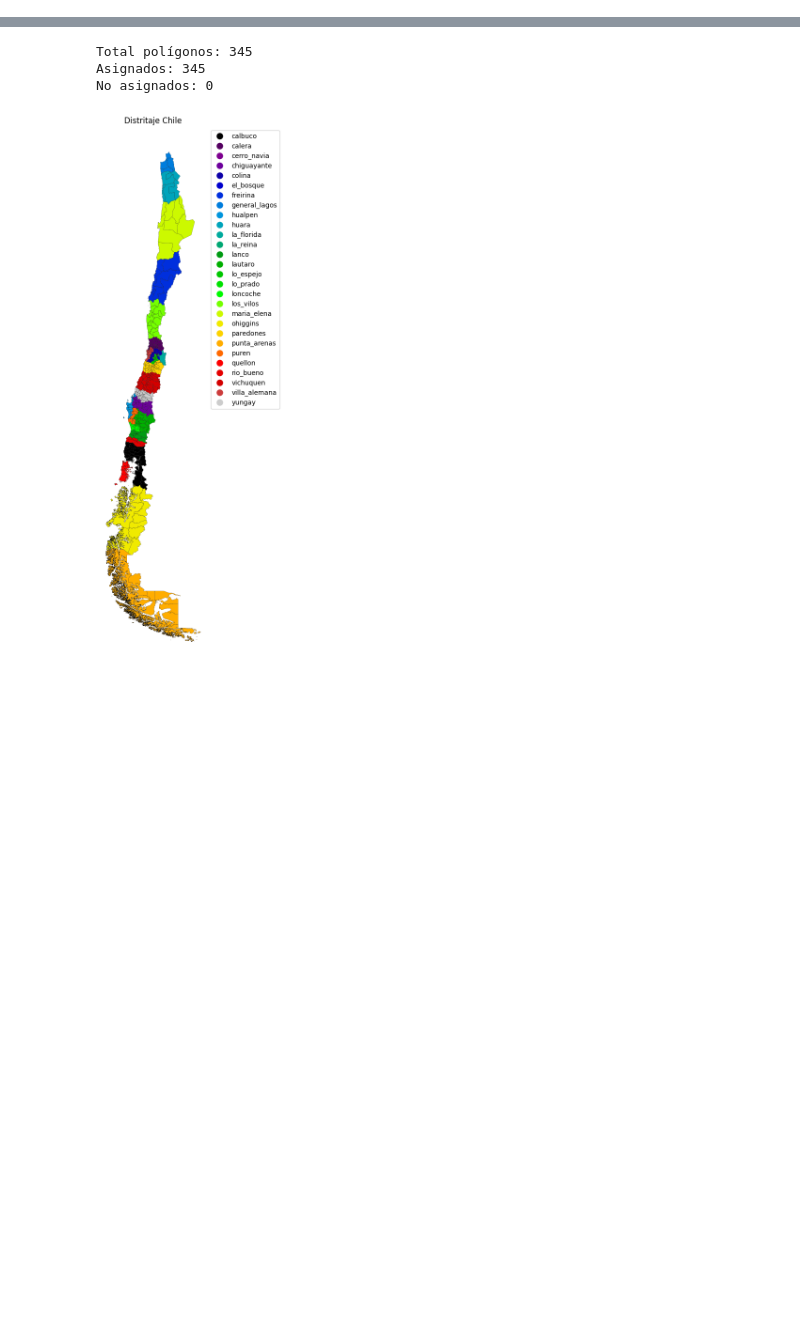
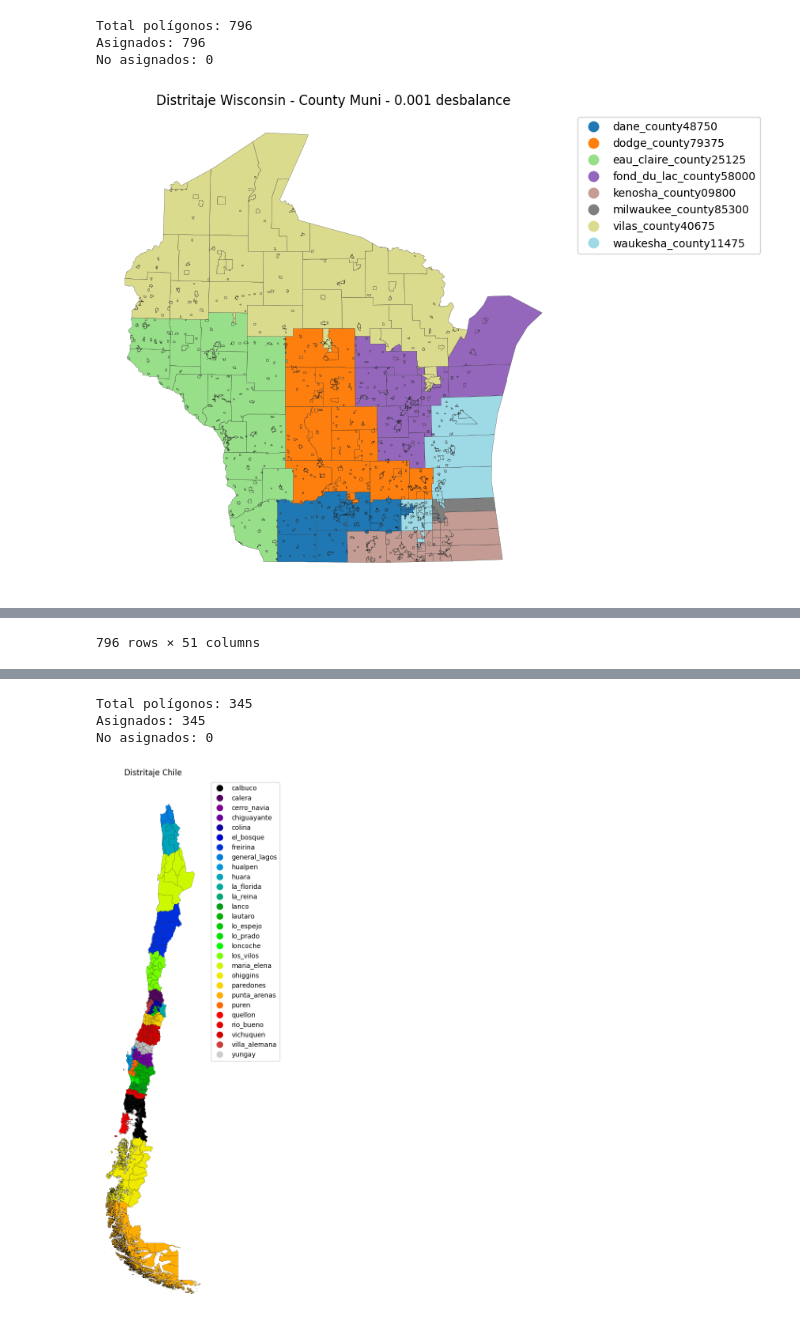
Before and after one commit to Andresdiazdcd/Tesis, a Jupyter notebook: Códigos/Graficos.ipynb, the cells around one changed output, grey strips where cells are left out. Saved outputs shown, nothing was run; the diff lists cells and outputs as text; code cells hidden in the pictures; blank space fills up the shorter version.

```diff
--- a/Códigos/Graficos.ipynb
+++ b/Códigos/Graficos.ipynb
@@ -10,3 +10,16 @@ from gurobipy import GRB
 import json
 import geopandas as gpd
 from funciones_mapas_graficos import graficar_desde_asignaciones_csv, graficar_eeuu_desde_asignaciones_csv
+# %%
+graficar_eeuu_desde_asignaciones_csv(
+    "resultados_eeuu_county_muni/wi_sys/t_055/t_055_asignaciones.csv",
+    "DataEEUU2/wi_paper_county_muni/nodes.geojson",
+    "MAPAS_EEUU_GRAFICOS/mapa_wisconsin_county_muni_t055.png",
+    titulo="Distritaje Wisconsin - County Muni - 0.001 desbalance",
+    col_geo="county_muni"
+)
+# %% [output]
+Total polígonos: 796
+Asignados: 796
+No asignados: 0
+[figure, added]
@@ -12,0 +38 @@ from funciones_mapas_graficos import graficar_desde_asignaciones_csv, graficar_e
+796 rows × 51 columns
```
Also changed, not shown: parts of 3 cells of this notebook, 8 other files.
